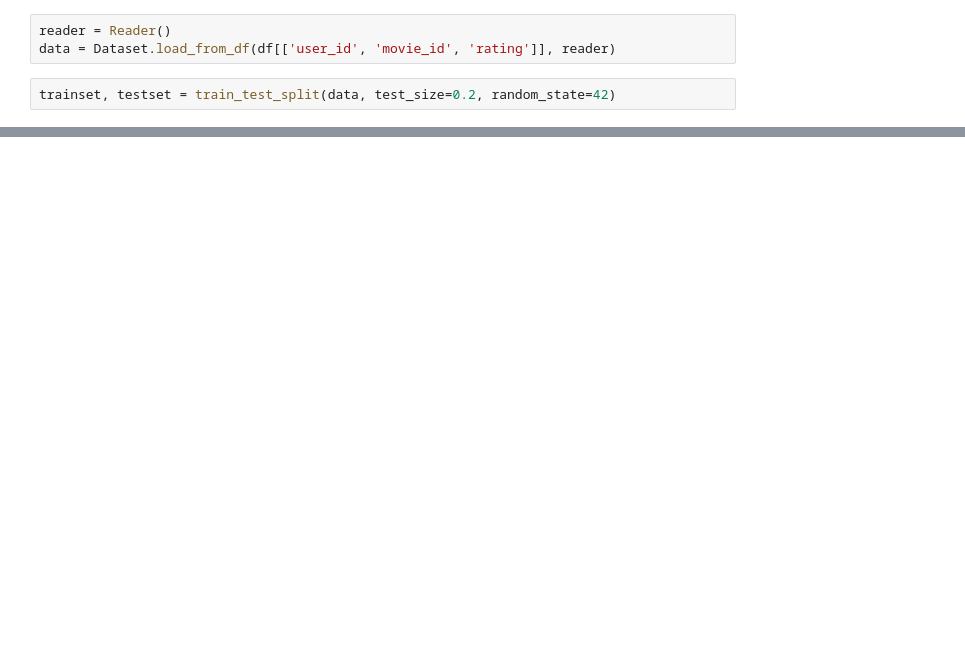
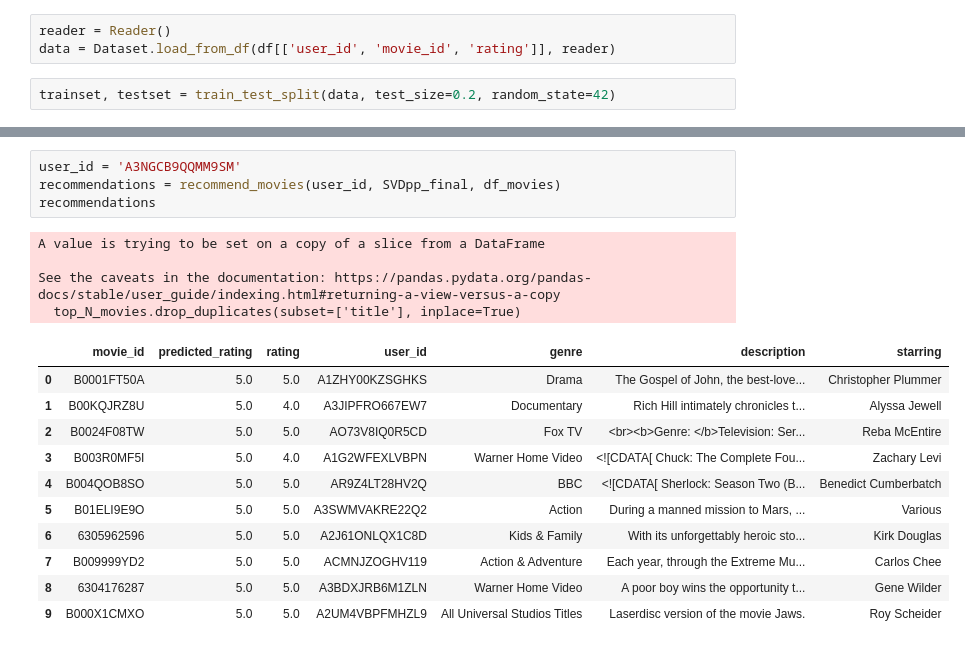
Before and after one commit to ImMaxRoss/film_finder, a Jupyter notebook: collab_model.ipynb, the cells around one changed output, grey strips where cells are left out. Cells and saved outputs as stored; diff of their text form; blank space fills up the shorter version.

```diff
--- a/collab_model.ipynb
+++ b/collab_model.ipynb
@@ -100,0 +287,20 @@ RMSE: 1.0375
+# %%
+user_id = 'A3NGCB9QQMM9SM'
+recommendations = recommend_movies(user_id, SVDpp_final, df_movies)
+recommendations
+# %% [output]
+A value is trying to be set on a copy of a slice from a DataFrame
+
+See the caveats in the documentation: https://pandas.pydata.org/pandas-docs/stable/user_guide/indexing.html#returning-a-view-versus-a-copy
+  top_N_movies.drop_duplicates(subset=['title'], inplace=True)
+|  | movie_id | predicted_rating | rating | user_id | genre | description | starring |
+| 0 | B0001FT50A | 5.0 | 5.0 | A1ZHY00KZSGHKS | Drama | The Gospel of John, the best-love... | Christopher Plummer |
+| 1 | B00KQJRZ8U | 5.0 | 4.0 | A3JIPFRO667EW7 | Documentary | Rich Hill intimately chronicles t... | Alyssa Jewell |
+| 2 | B0024F08TW | 5.0 | 5.0 | AO73V8IQ0R5CD | Fox TV | <br><b>Genre: </b>Television: Ser... | Reba McEntire |
+| 3 | B003R0MF5I | 5.0 | 4.0 | A1G2WFEXLVBPN | Warner Home Video | <![CDATA[ Chuck: The Complete Fou... | Zachary Levi |
+| 4 | B004QOB8SO | 5.0 | 5.0 | AR9Z4LT28HV2Q | BBC | <![CDATA[ Sherlock: Season Two (B... | Benedict Cumberbatch |
+| 5 | B01ELI9E9O | 5.0 | 5.0 | A3SWMVAKRE22Q2 | Action | During a manned mission to Mars, ... | Various |
+| 6 | 6305962596 | 5.0 | 5.0 | A2J61ONLQX1C8D | Kids & Family | With its unforgettably heroic sto... | Kirk Douglas |
+| 7 | B009999YD2 | 5.0 | 5.0 | ACMNJZOGHV119 | Action & Adventure | Each year, through the Extreme Mu... | Carlos Chee |
+| 8 | 6304176287 | 5.0 | 5.0 | A3BDXJRB6M1ZLN | Warner Home Video | A poor boy wins the opportunity t... | Gene Wilder |
+| 9 | B000X1CMXO | 5.0 | 5.0 | A2UM4VBPFMHZL9 | All Universal Studios Titles | Laserdisc version of the movie Jaws. | Roy Scheider |
```
Also changed, not shown: parts of 22 cells of this notebook.
